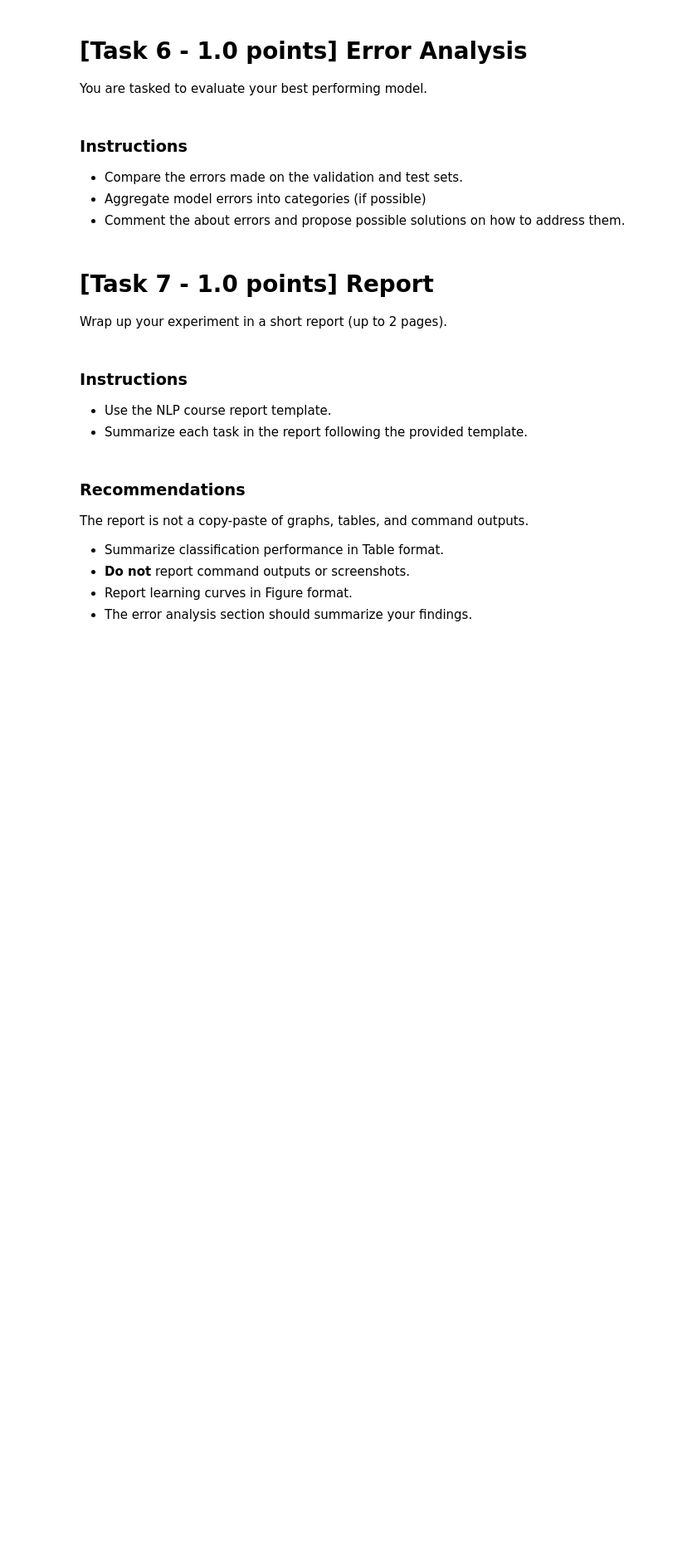
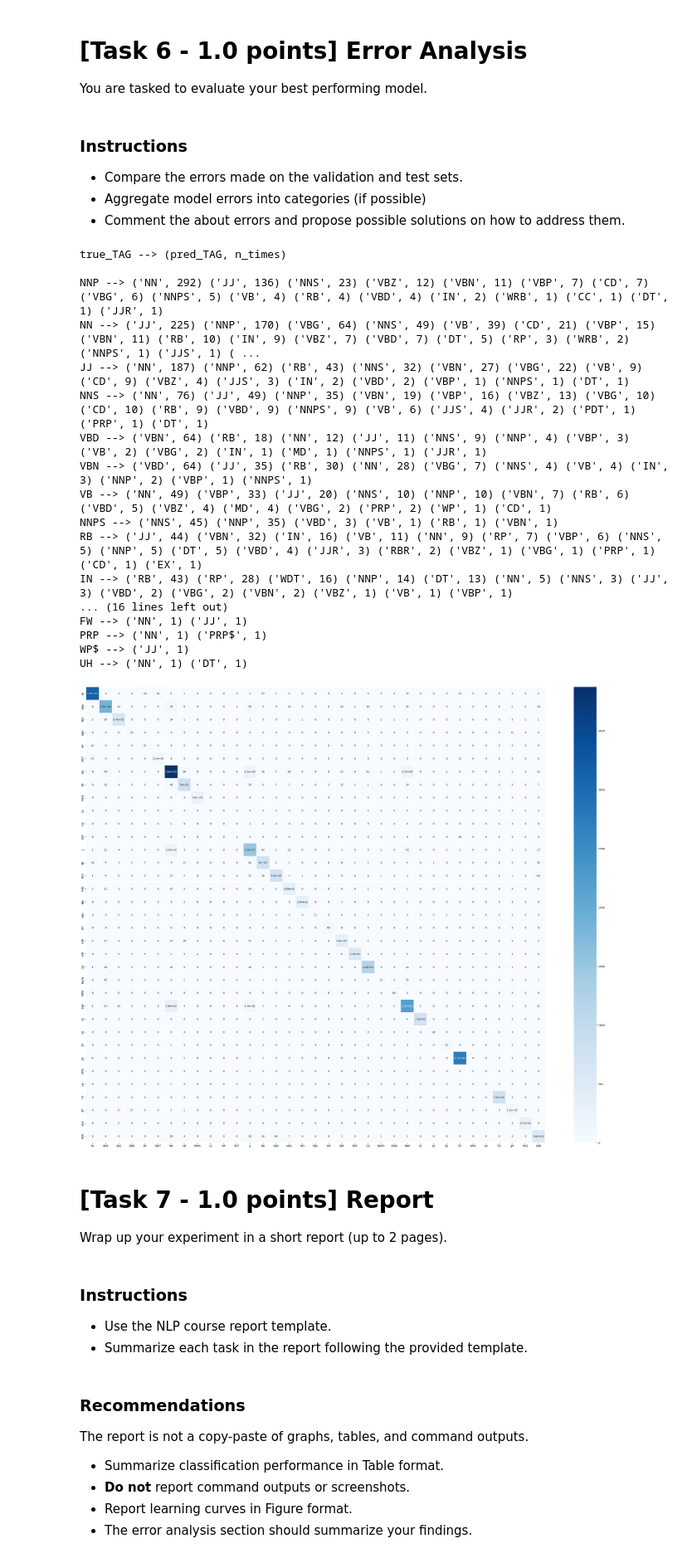
Before and after one commit to AndreaZecca/NLP-assignments, a Jupyter notebook: Assignment-1/Assignment1.ipynb, the cells around one changed output. Shown at 83% size. Drawn from its saved outputs; the diff is of its cells as text; code cells hidden in the pictures; blank space fills up the shorter version.

Commit message:
Minor fix + Error analysis started

```diff
--- a/Assignment-1/Assignment1.ipynb
+++ b/Assignment-1/Assignment1.ipynb
@@ -687,0 +673,5 @@ Train epoch [50/50] loss: 0.27108490467071533 time: 3.34s
+# %%
+epochs = 80
+
+train(baseline_model, epochs, loss_function, tr_dl, optimizer_baseline, scheduler_baseline, name='baseline')
+best_model_baseline = load_best_model(baseline_model, name='baseline')
@@ -688,6 +696,6 @@ Train epoch [50/50] loss: 0.27108490467071533 time: 3.34s
 # %%
 epochs = 50
-optimizer = Adam(double_lstm_model.parameters(), lr=5e-4)
 
-train(double_lstm_model, epochs, loss_function, tr_dl, optimizer)
+train(double_lstm_model, epochs, loss_function, tr_dl, optimizer_double_lstm, scheduler_double_lstm, name='double_lstm')
+best_model_double_lstm = load_best_model(double_lstm_model, name='double_lstm')
 # %% [output]
@@ -711,6 +719,6 @@ Train epoch [50/50] loss: 0.20883220434188843 time: 5.64s
 # %%
 epochs = 50
-optimizer = Adam(double_dense_model.parameters(), lr=5e-4)
 
-train(double_dense_model, epochs, loss_function, tr_dl, optimizer)
+train(double_dense_model, epochs, loss_function, tr_dl, optimizer_double_dense, scheduler_double_dense, name='double_dense')
+best_model_double_dense = load_best_model(double_dense_model, name='double_dense')
 # %% [output]
@@ -734,3 +742,3 @@ Train epoch [50/50] loss: 0.11689044535160065 time: 3.25s
 # %%
-baseline_accuracy, baseline_f1, baseline_pred, baseline_targ = evaluate(baseline_model, loss_function, val_dl)
+baseline_accuracy, baseline_f1, baseline_pred, baseline_targ = evaluate(best_model_baseline, loss_function, val_dl)
 # %% [output]
@@ -756,3 +824,28 @@ You are tasked to evaluate your best performing model.
+# %%
+tags = [int2tag[i] for i in set(baseline_pred.tolist() + baseline_targ.tolist())]
+
+df_cm = build_confusion_matrix(baseline_targ,baseline_pred,tags)
+
+build_errors_dictionary(df_cm)
+# %% [output]
+true_TAG --> (pred_TAG, n_times)
+
+NNP --> ('NN', 292) ('JJ', 136) ('NNS', 23) ('VBZ', 12) ('VBN', 11) ('VBP', 7) ('CD', 7) ('VBG', 6) ('NNPS', 5) ('VB', 4) ('RB', 4) ('VBD', 4) ('IN', 2) ('WRB', 1) ('CC', 1) ('DT', 1) ('JJR', 1)
+NN --> ('JJ', 225) ('NNP', 170) ('VBG', 64) ('NNS', 49) ('VB', 39) ('CD', 21) ('VBP', 15) ('VBN', 11) ('RB', 10) ('IN', 9) ('VBZ', 7) ('VBD', 7) ('DT', 5) ('RP', 3) ('WRB', 2) ('NNPS', 1) ('JJS', 1) ( ...
+JJ --> ('NN', 187) ('NNP', 62) ('RB', 43) ('NNS', 32) ('VBN', 27) ('VBG', 22) ('VB', 9) ('CD', 9) ('VBZ', 4) ('JJS', 3) ('IN', 2) ('VBD', 2) ('VBP', 1) ('NNPS', 1) ('DT', 1)
+NNS --> ('NN', 76) ('JJ', 49) ('NNP', 35) ('VBN', 19) ('VBP', 16) ('VBZ', 13) ('VBG', 10) ('CD', 10) ('RB', 9) ('VBD', 9) ('NNPS', 9) ('VB', 6) ('JJS', 4) ('JJR', 2) ('PDT', 1) ('PRP', 1) ('DT', 1)
+VBD --> ('VBN', 64) ('RB', 18) ('NN', 12) ('JJ', 11) ('NNS', 9) ('NNP', 4) ('VBP', 3) ('VB', 2) ('VBG', 2) ('IN', 1) ('MD', 1) ('NNPS', 1) ('JJR', 1)
+VBN --> ('VBD', 64) ('JJ', 35) ('RB', 30) ('NN', 28) ('VBG', 7) ('NNS', 4) ('VB', 4) ('IN', 3) ('NNP', 2) ('VBP', 1) ('NNPS', 1)
+VB --> ('NN', 49) ('VBP', 33) ('JJ', 20) ('NNS', 10) ('NNP', 10) ('VBN', 7) ('RB', 6) ('VBD', 5) ('VBZ', 4) ('MD', 4) ('VBG', 2) ('PRP', 2) ('WP', 1) ('CD', 1)
+NNPS --> ('NNS', 45) ('NNP', 35) ('VBD', 3) ('VB', 1) ('RB', 1) ('VBN', 1)
+RB --> ('JJ', 44) ('VBN', 32) ('IN', 16) ('VB', 11) ('NN', 9) ('RP', 7) ('VBP', 6) ('NNS', 5) ('NNP', 5) ('DT', 5) ('VBD', 4) ('JJR', 3) ('RBR', 2) ('VBZ', 1) ('VBG', 1) ('PRP', 1) ('CD', 1) ('EX', 1)
+IN --> ('RB', 43) ('RP', 28) ('WDT', 16) ('NNP', 14) ('DT', 13) ('NN', 5) ('NNS', 3) ('JJ', 3) ('VBD', 2) ('VBG', 2) ('VBN', 2) ('VBZ', 1) ('VB', 1) ('VBP', 1)
+... (16 lines left out)
+FW --> ('NN', 1) ('JJ', 1)
+PRP --> ('NN', 1) ('PRP$', 1)
+WP$ --> ('JJ', 1)
+UH --> ('NN', 1) ('DT', 1)
+[figure, added]
 # %% [markdown]
 # [Task 7 - 1.0 points] Report
 
```
Also changed, not shown: parts of 18 cells of this notebook, 3 other files.
